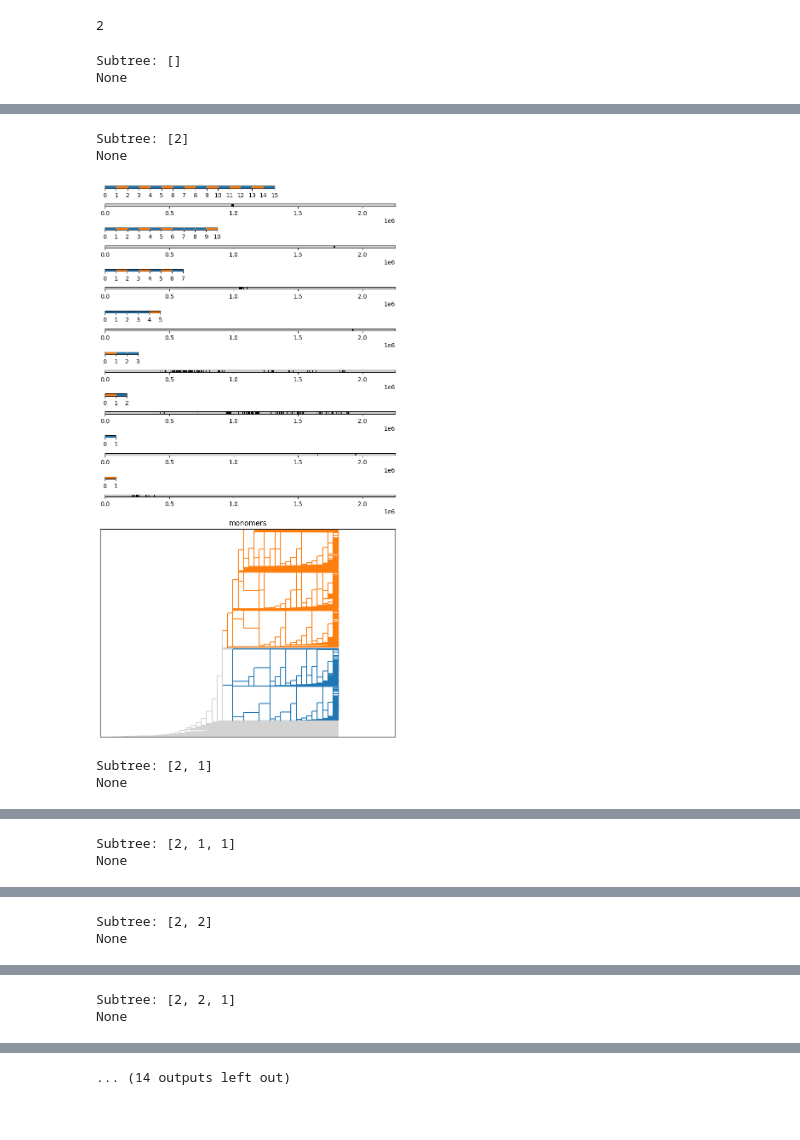
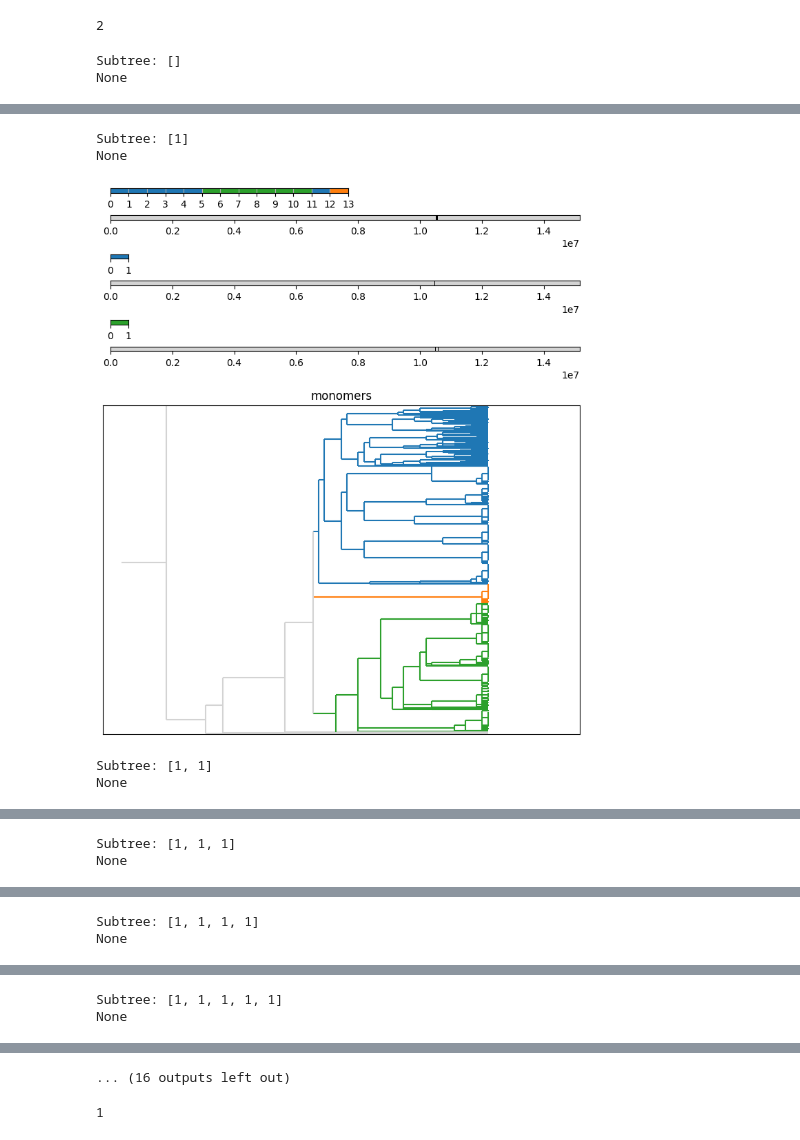
Before and after one commit to CENdetectHOR/CENdetectHOR_lib, a Jupyter notebook: findHORsFromMonomers_new.ipynb, the cells around one changed output, grey strips where cells are left out. Cells and saved outputs as stored; diff of their text form; code cells hidden in the pictures.

Commit message:
Add HOR search by distance from root

```diff
--- a/findHORsFromMonomers_new.ipynb
+++ b/findHORsFromMonomers_new.ipynb
@@ -18,8 +16,8 @@ references = {seq.id : seq for seq in SeqIO.parse("./data/chr4_human/HSA.chr4.fa
 # %%
 monomers_as_features = BED_file_to_features("./data/chr4_human/final_decomposition.bed")
 # %%
-# monomers_as_features = remove_overlapping_features(
-#     features=monomers_as_features,
-#     expected_feature_size=171,
-#     max_allowed_overlap_fraction=0.25
-# )
+monomers_as_features = remove_overlapping_features(
+    features=monomers_as_features,
+    expected_feature_size=171,
+    max_allowed_overlap_fraction=0.25
+)
@@ -104,7 +94,7 @@ PhyloXMLIO.write(phyloXml, './data/fileschr4chimp/monomer_phylogeny.xml')
 # %% [output]
 1
 # %%
-hor_tree_root = phylogeny_to_hor_tree(phylogeny, min_loops=5, allow_hor_overlap=False)
+hor_tree = phylogeny_to_hor_tree(phylogeny, min_loops=5, allow_hor_overlap=False)
 # %%
 inversion_loops = find_inversion_loops(seq_features=monomers_as_features, min_loops=5)
 [str(loop_inSeq) for loop_inSeq in inversion_loops]
@@ -126,7 +111,7 @@ PhyloXMLIO.write(phyloXml, './data/fileschr4chimp/monomer_phylogeny_and_HORs.xml
 # %% [output]
 2
 # %%
-show_hor_tree(hor_tree_root=hor_tree_root, reference_seq=references['chr4_hap2_hsa5:64806450-67061718'], tree=phylogeny)
+show_hor_tree(hor_tree_root=hor_tree.as_hor_in_seq, reference_seq=references['chr4:44699037-59858846'], tree=phylogeny)
 # %% [output]
 Subtree: []
 None
@@ -134,5 +119,5 @@ None
-Subtree: [2]
+Subtree: [1]
 None
-[figure, old version]
+[figure, new version]
-Subtree: [2, 1]
+Subtree: [1, 1]
 None
@@ -140,2 +125,2 @@ None
-Subtree: [2, 1, 1]
+Subtree: [1, 1, 1]
 None
@@ -143,2 +128,2 @@ None
-Subtree: [2, 2]
+Subtree: [1, 1, 1, 1]
 None
@@ -146,2 +131,2 @@ None
-Subtree: [2, 2, 1]
+Subtree: [1, 1, 1, 1, 1]
 None
@@ -149 +134 @@ None
-... (14 outputs left out)
+... (16 outputs left out)
@@ -149,0 +137,5 @@ None
+# %%
+phyloXml = Phyloxml(phylogenies=[hor_tree_discrete.as_phyloxml], attributes=None)
+PhyloXMLIO.write(phyloXml, './data/chr4_human/HORs_discrete.xml')
+# %% [output]
+1
```
Also changed, not shown: parts of 16 cells of this notebook, 2 other files.
